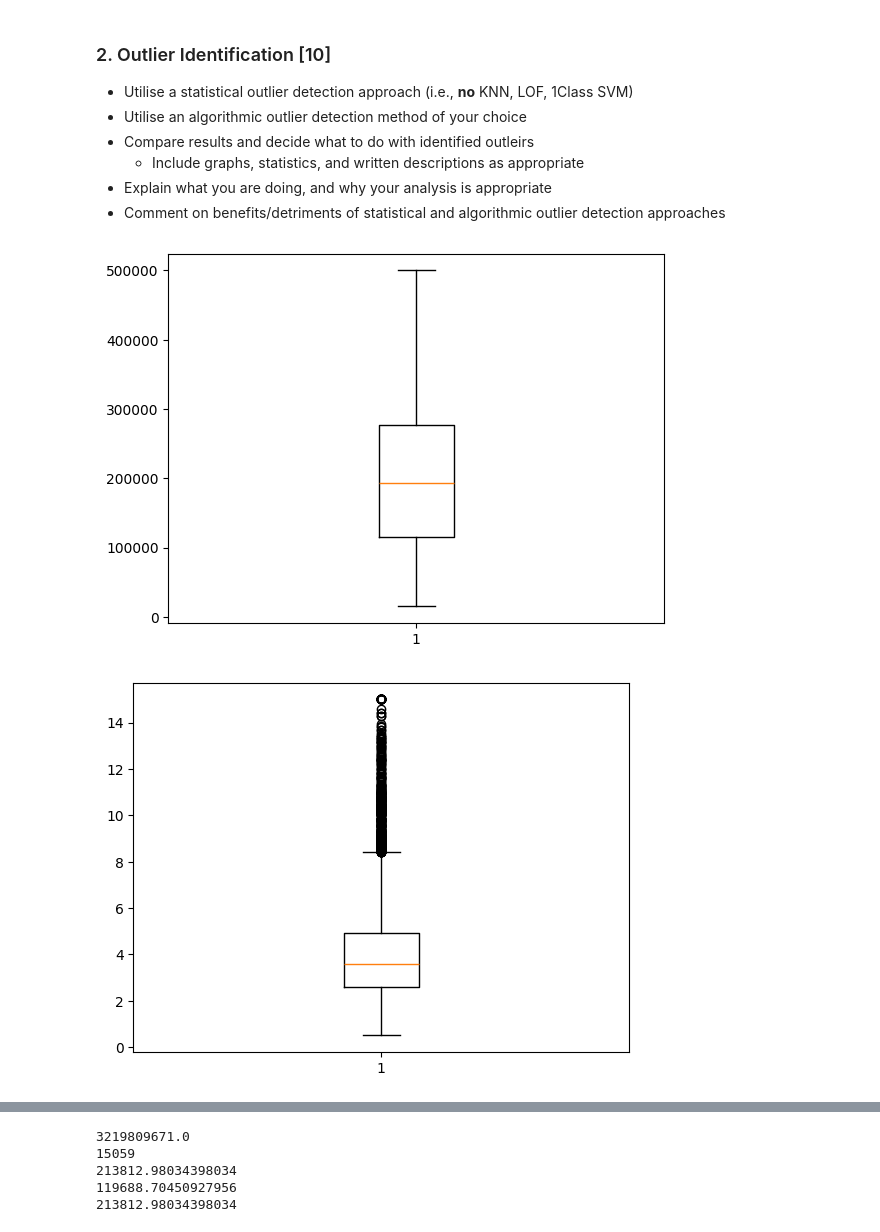
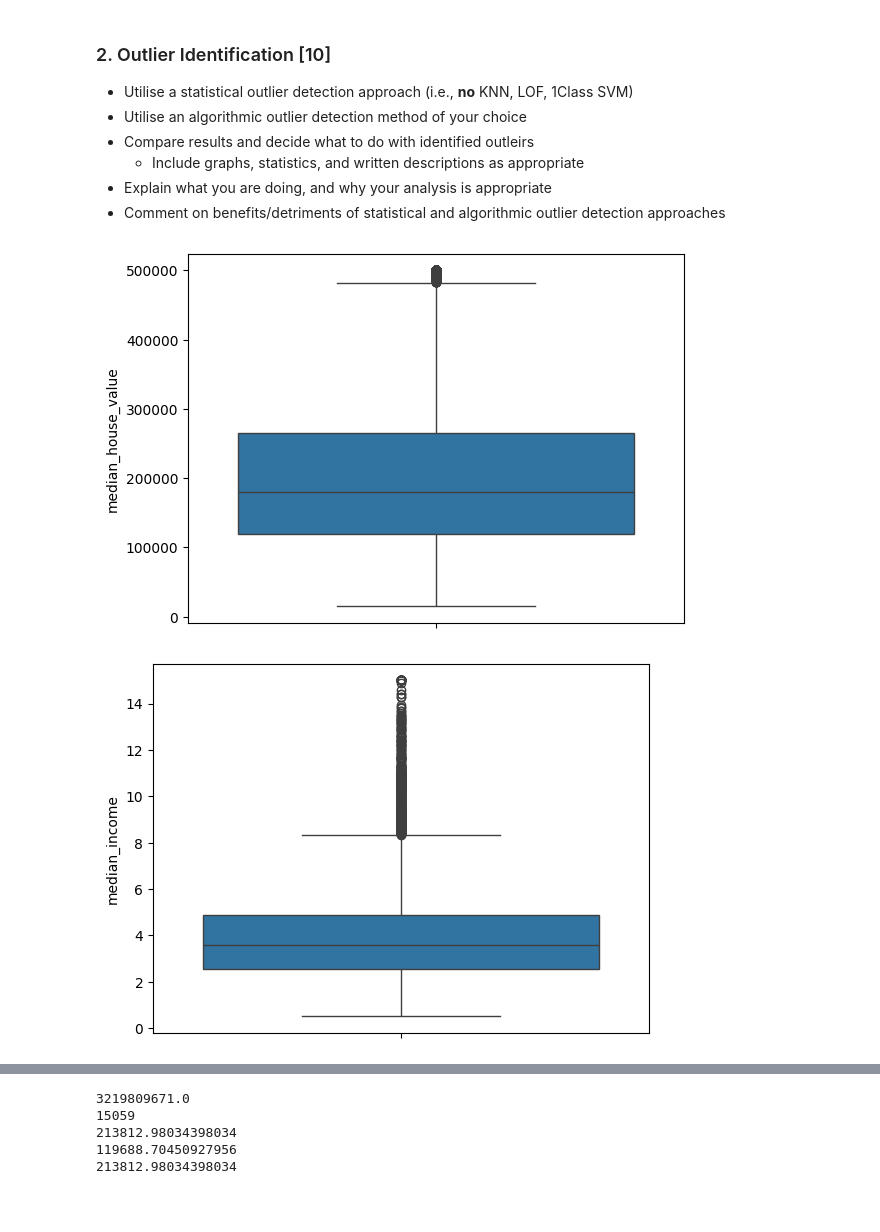
Before and after one commit to kenzfinn/csc1035_lecture_examples, a Jupyter notebook: Coursework/CSC3831_Final_Assessment.ipynb, the cells around one changed output, grey strips where cells are left out. Drawn from its saved outputs; the diff is of its cells as text; code cells hidden in the pictures; blank space fills up the shorter version.

```diff
--- a/Coursework/CSC3831_Final_Assessment.ipynb
+++ b/Coursework/CSC3831_Final_Assessment.ipynb
@@ -102,8 +112,8 @@ sns.relplot(houses_corrupted,x="latitude",y="longitude",hue="median_income", siz
 - Comment on benefits/detriments of statistical and algorithmic outlier detection approaches
 # %%
 for col_index in range(houses_corrupted.shape[1]):
-    plt.boxplot(houses_corrupted.iloc[:, col_index])
+    sns.boxplot(houses_corrupted.iloc[:, col_index])
     plt.show()
 # %% [output]
-[figure, old version]
+[figure, new version]
-[figure, old version]
+[figure, new version]
```
Also changed, not shown: parts of 9 cells of this notebook.
